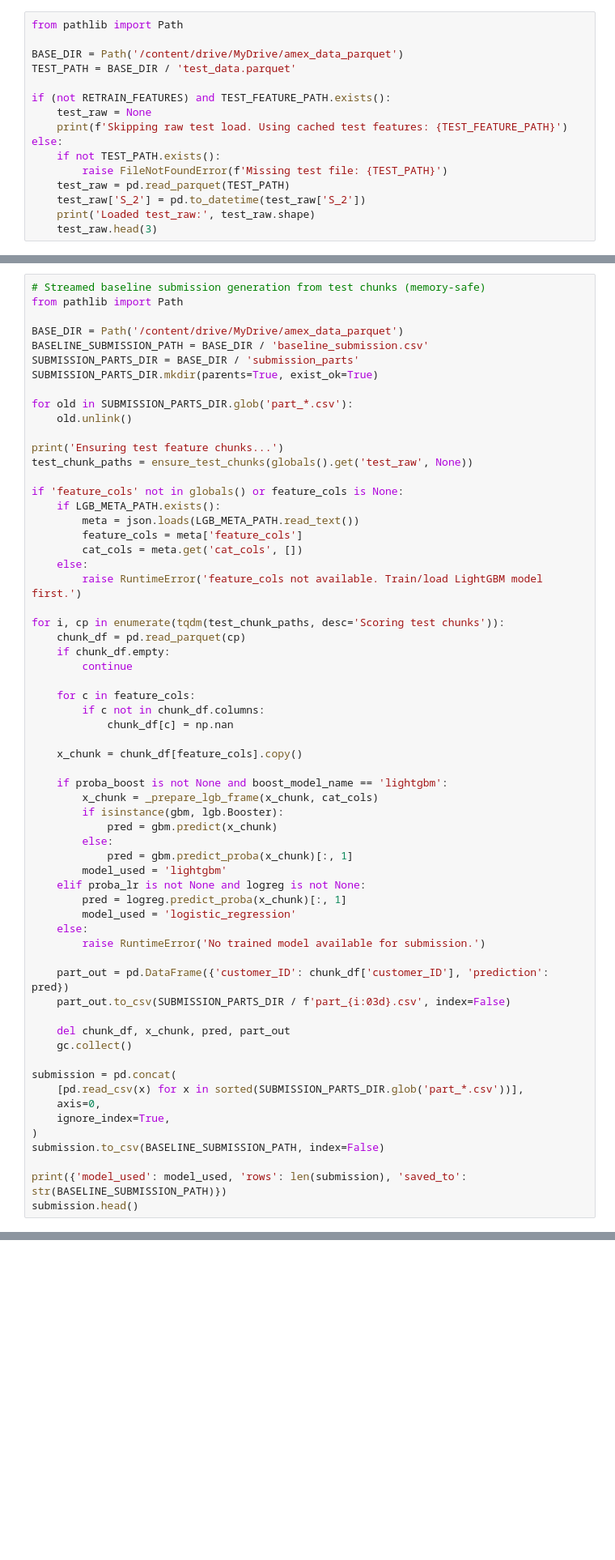
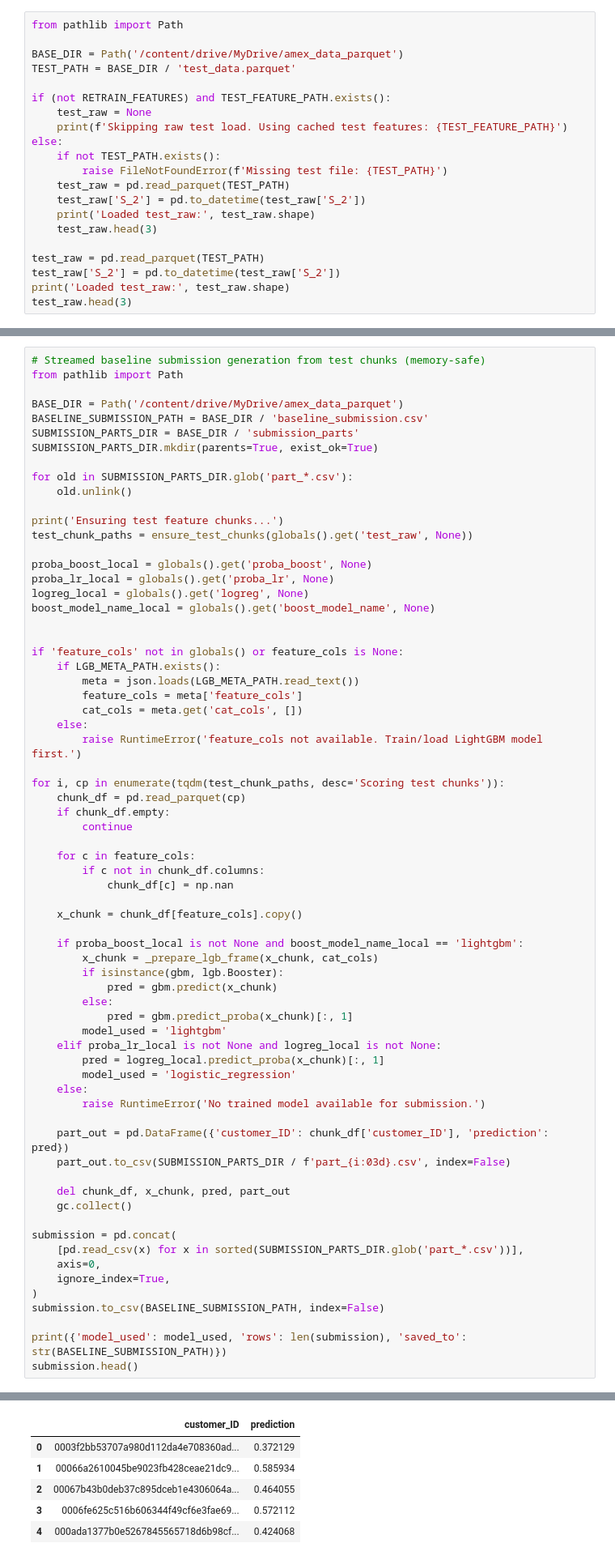
Before and after one commit to sycamore-st/amex-default-prediction, a Jupyter notebook: notebooks/amex_default_prediction.ipynb, the cells around one changed output, grey strips where cells are left out. Shown at 81% size. Drawn from its saved outputs; the diff is of its cells as text; blank space fills up the shorter version.

```diff
--- a/notebooks/amex_default_prediction.ipynb
+++ b/notebooks/amex_default_prediction.ipynb
@@ -1217,4 +1227,9 @@ else:
     test_raw['S_2'] = pd.to_datetime(test_raw['S_2'])
     print('Loaded test_raw:', test_raw.shape)
     test_raw.head(3)
+
+test_raw = pd.read_parquet(TEST_PATH)
+test_raw['S_2'] = pd.to_datetime(test_raw['S_2'])
+print('Loaded test_raw:', test_raw.shape)
+test_raw.head(3)
 # %% [output]
@@ -1325,6 +1351,12 @@ for old in SUBMISSION_PARTS_DIR.glob('part_*.csv'):
 
 print('Ensuring test feature chunks...')
 test_chunk_paths = ensure_test_chunks(globals().get('test_raw', None))
+
+proba_boost_local = globals().get('proba_boost', None)
+proba_lr_local = globals().get('proba_lr', None)
+logreg_local = globals().get('logreg', None)
+boost_model_name_local = globals().get('boost_model_name', None)
+
 
 if 'feature_cols' not in globals() or feature_cols is None:
     if LGB_META_PATH.exists():
@@ -1345,15 +1377,15 @@ for i, cp in enumerate(tqdm(test_chunk_paths, desc='Scoring test chunks')):
 
     x_chunk = chunk_df[feature_cols].copy()
 
-    if proba_boost is not None and boost_model_name == 'lightgbm':
+    if proba_boost_local is not None and boost_model_name_local == 'lightgbm':
         x_chunk = _prepare_lgb_frame(x_chunk, cat_cols)
         if isinstance(gbm, lgb.Booster):
             pred = gbm.predict(x_chunk)
         else:
             pred = gbm.predict_proba(x_chunk)[:, 1]
         model_used = 'lightgbm'
-    elif proba_lr is not None and logreg is not None:
-        pred = logreg.predict_proba(x_chunk)[:, 1]
+    elif proba_lr_local is not None and logreg_local is not None:
+        pred = logreg_local.predict_proba(x_chunk)[:, 1]
         model_used = 'logistic_regression'
     else:
         raise RuntimeError('No trained model available for submission.')
@@ -1384,2 +1412,8 @@ Using pandas feature engineering...
+|  | customer_ID | prediction |
+| 0 | 0003f2bb53707a980d112da4e708360ad... | 0.372129 |
+| 1 | 00066a2610045be9023fb428ceae21dc9... | 0.585934 |
+| 2 | 00067b43b0deb37c895dceb1e4306064a... | 0.464055 |
+| 3 | 0006fe625c516b606344f49cf6e3fae69... | 0.572112 |
+| 4 | 000ada1377b0e5267845565718d6b98cf... | 0.424068 |
 # %%
 print('Advanced flow skipped for 4-layer chunk-only pipeline. Baseline incremental LightGBM is the production path here.')
```
Also changed, not shown: parts of 22 cells of this notebook.
